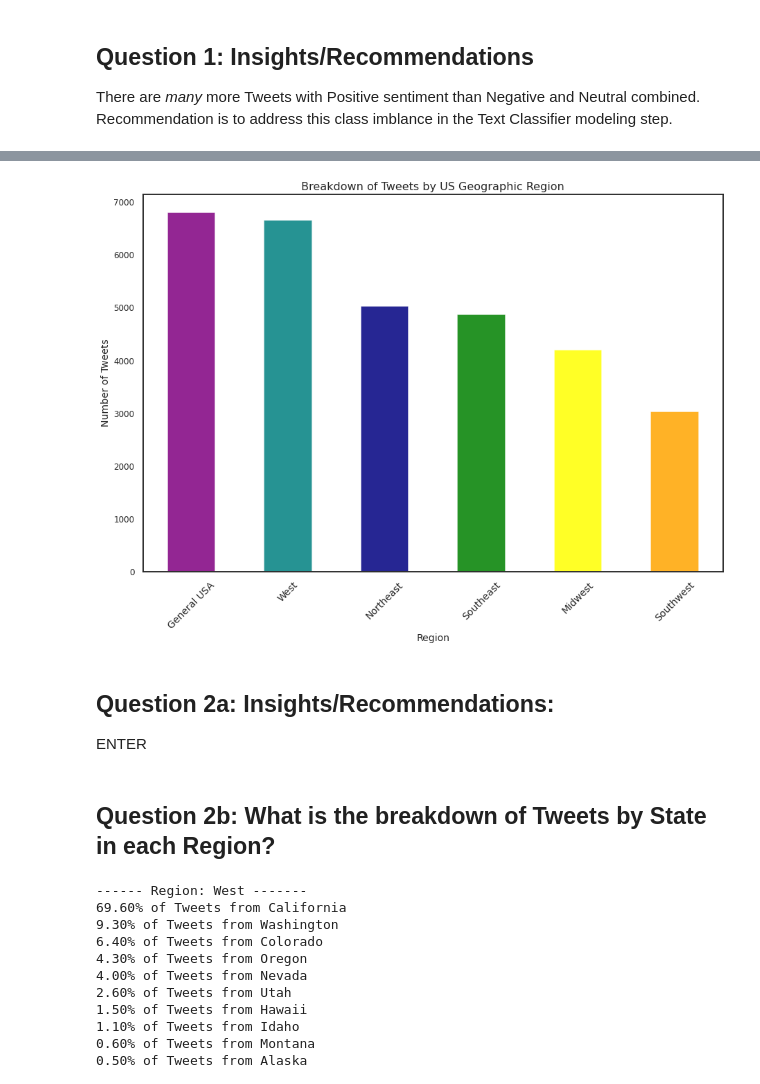
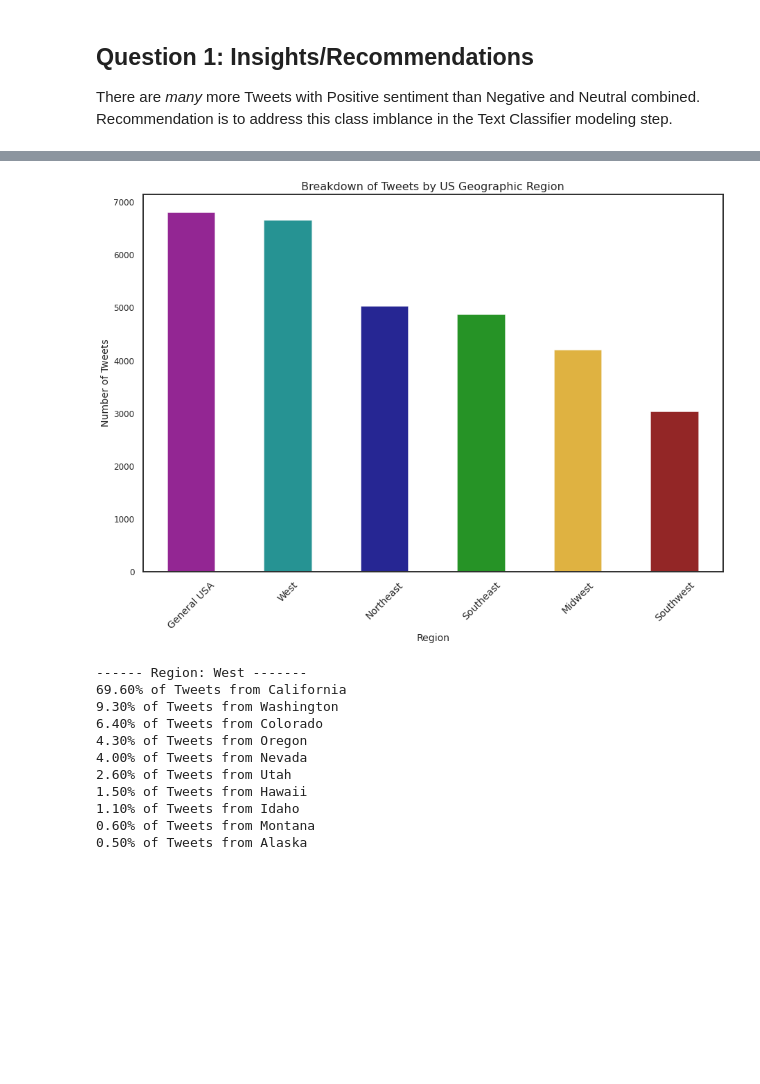
Before and after one commit to lspope/capstone, a Jupyter notebook: code/eda.ipynb, the cells around one changed output, grey strips where cells are left out. Saved outputs shown, nothing was run; the diff lists cells and outputs as text; code cells hidden in the pictures; blank space fills up the shorter version.

Commit message:
recommendation updates

```diff
--- a/code/eda.ipynb
+++ b/code/eda.ipynb
@@ -276,21 +277,15 @@ There are _many_ more Tweets with Positive sentiment than Negative and Neutral c
 # %%
-region_colors = ['purple', 'teal', 'navy', 'green', 'yellow', 'orange']
+region_colors = ['purple', 'teal', 'navy', 'green', 'goldenrod', 'maroon']
 by_region = vetted_usa_tweets.groupby(['region'])['content'].count()
 by_region.sort_values(ascending=False, inplace=True)
 by_region.plot.bar(fontsize=14, rot=45, alpha=0.85, figsize=(15,10), color=region_colors)
 plt.title('Breakdown of Tweets by US Geographic Region', size='16')
 plt.xlabel('Region',size=14)
 plt.ylabel('Number of Tweets',size=14)
 plt.yticks(size=12)
 plt.show()
 # %% [output]
-[figure, old version]
+[figure, new version]
-# %% [markdown]
-## Question 2a: Insights/Recommendations:
-
-ENTER
-# %% [markdown]
-## Question 2b: What is the breakdown of Tweets by State in each Region?
 # %%
 northeast = vetted_usa_tweets[vetted_usa_tweets['region'] == 'Northeast']
 southeast = vetted_usa_tweets[vetted_usa_tweets['region'] == 'Southeast']
```
Also changed, not shown: parts of 15 cells of this notebook, 3 other files.
